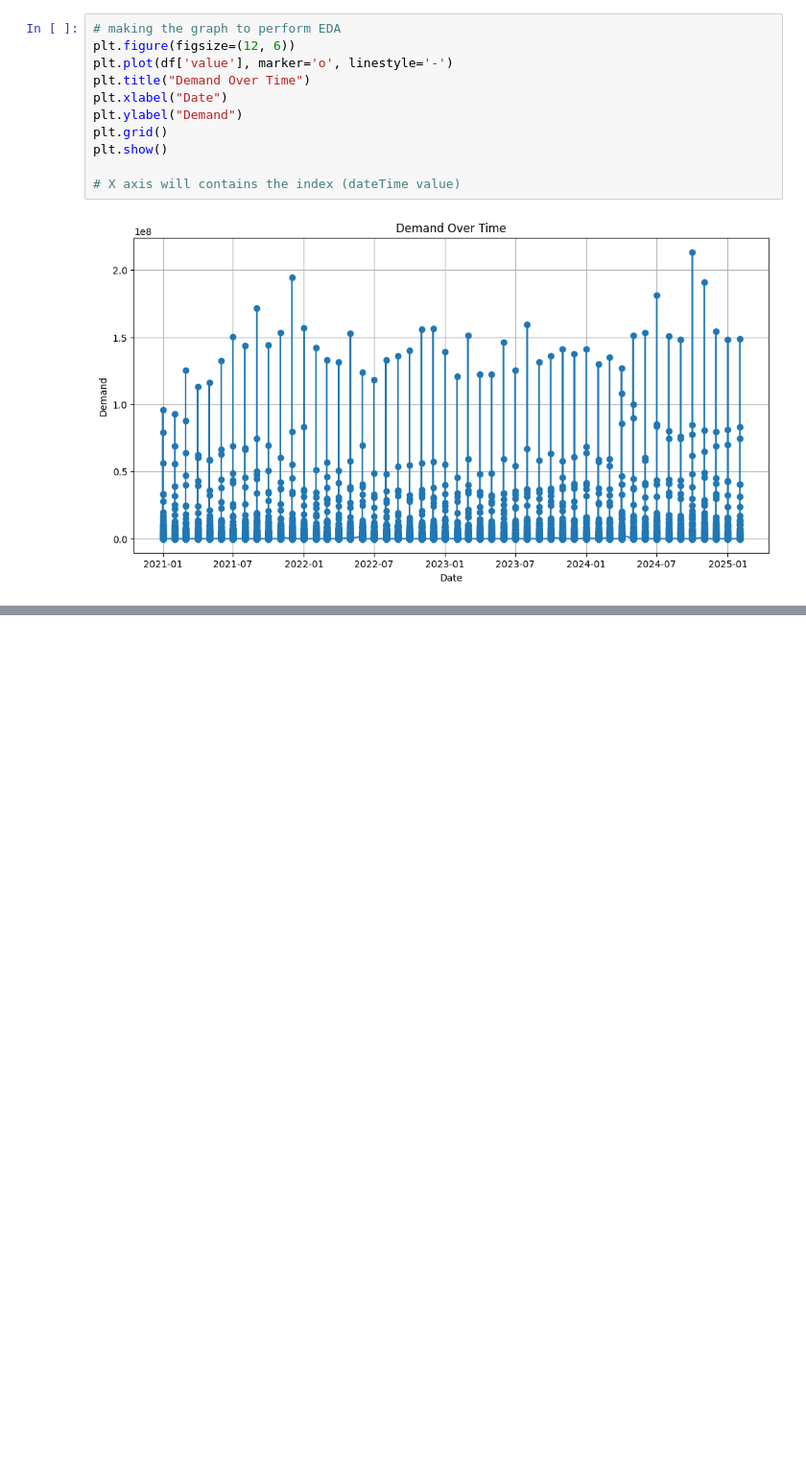
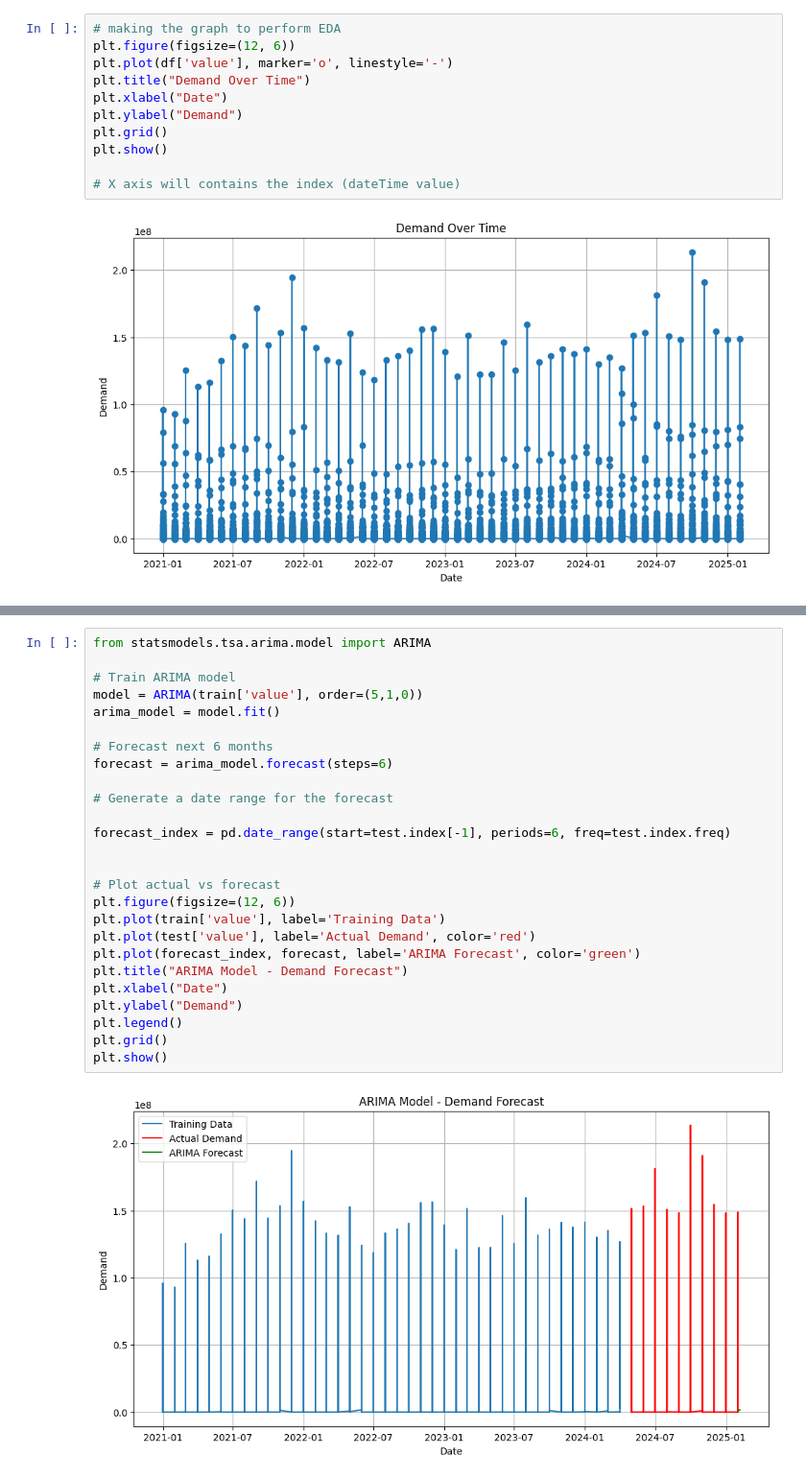
Before and after one commit to Jain-Pranjal/BD-assignment, a Jupyter notebook: BD_assignment.ipynb, the cells around one changed output, grey strips where cells are left out. Shown at 96% size. Cells and saved outputs as stored; diff of their text form; blank space fills up the shorter version.

Commit message:
Rejecting ARIMA

```diff
--- a/BD_assignment.ipynb
+++ b/BD_assignment.ipynb
@@ -98,0 +150,28 @@ fatal: not a git repository (or any of the parent directories): .git
+# %%
+from statsmodels.tsa.arima.model import ARIMA
+
+# Train ARIMA model
+model = ARIMA(train['value'], order=(5,1,0))
+arima_model = model.fit()
+
+# Forecast next 6 months
+forecast = arima_model.forecast(steps=6)
+
+# Generate a date range for the forecast
+
+forecast_index = pd.date_range(start=test.index[-1], periods=6, freq=test.index.freq)
+
+
+# Plot actual vs forecast
+plt.figure(figsize=(12, 6))
+plt.plot(train['value'], label='Training Data')
+plt.plot(test['value'], label='Actual Demand', color='red')
+plt.plot(forecast_index, forecast, label='ARIMA Forecast', color='green')
+plt.title("ARIMA Model - Demand Forecast")
+plt.xlabel("Date")
+plt.ylabel("Demand")
+plt.legend()
+plt.grid()
+plt.show()
+# %% [output]
+[figure, added]
```
Also changed, not shown: parts of 6 cells of this notebook.
